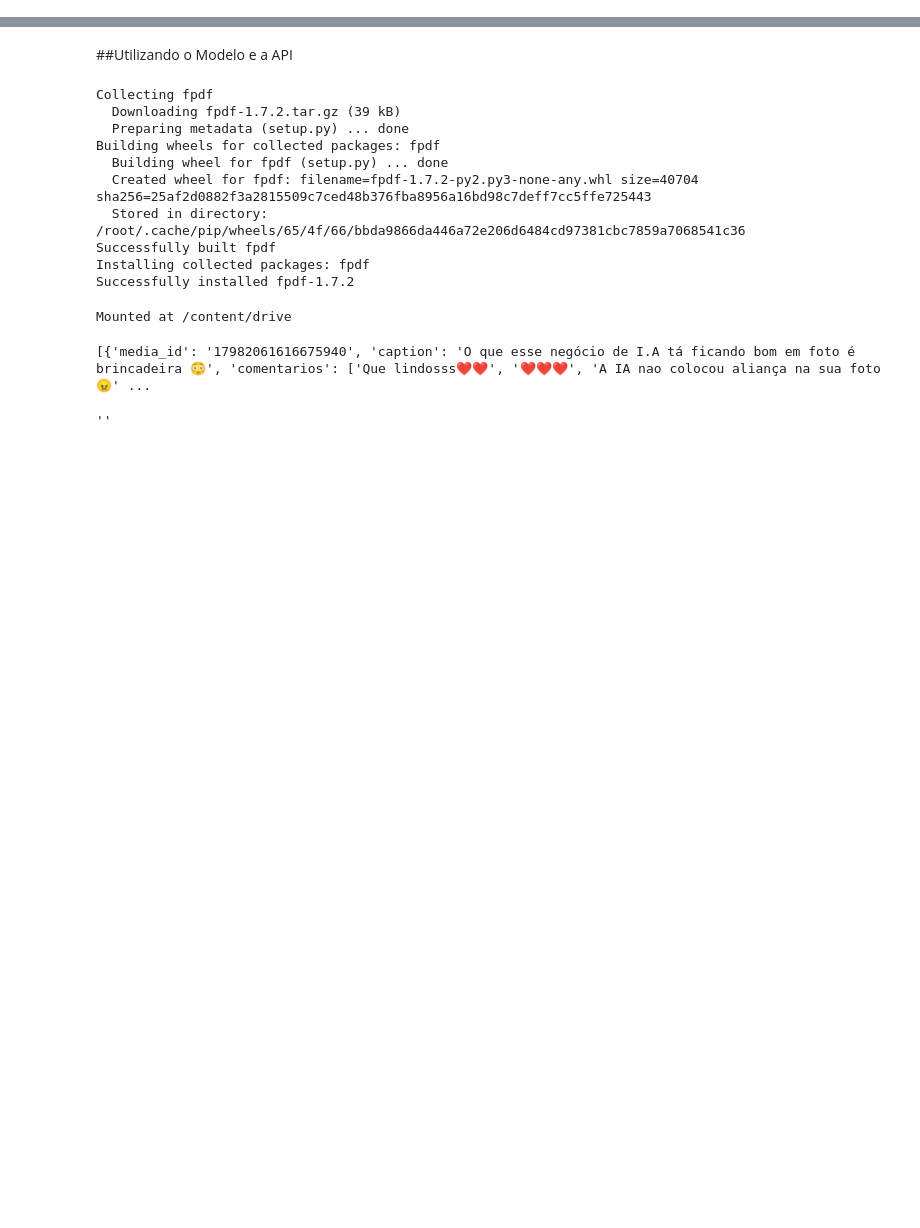
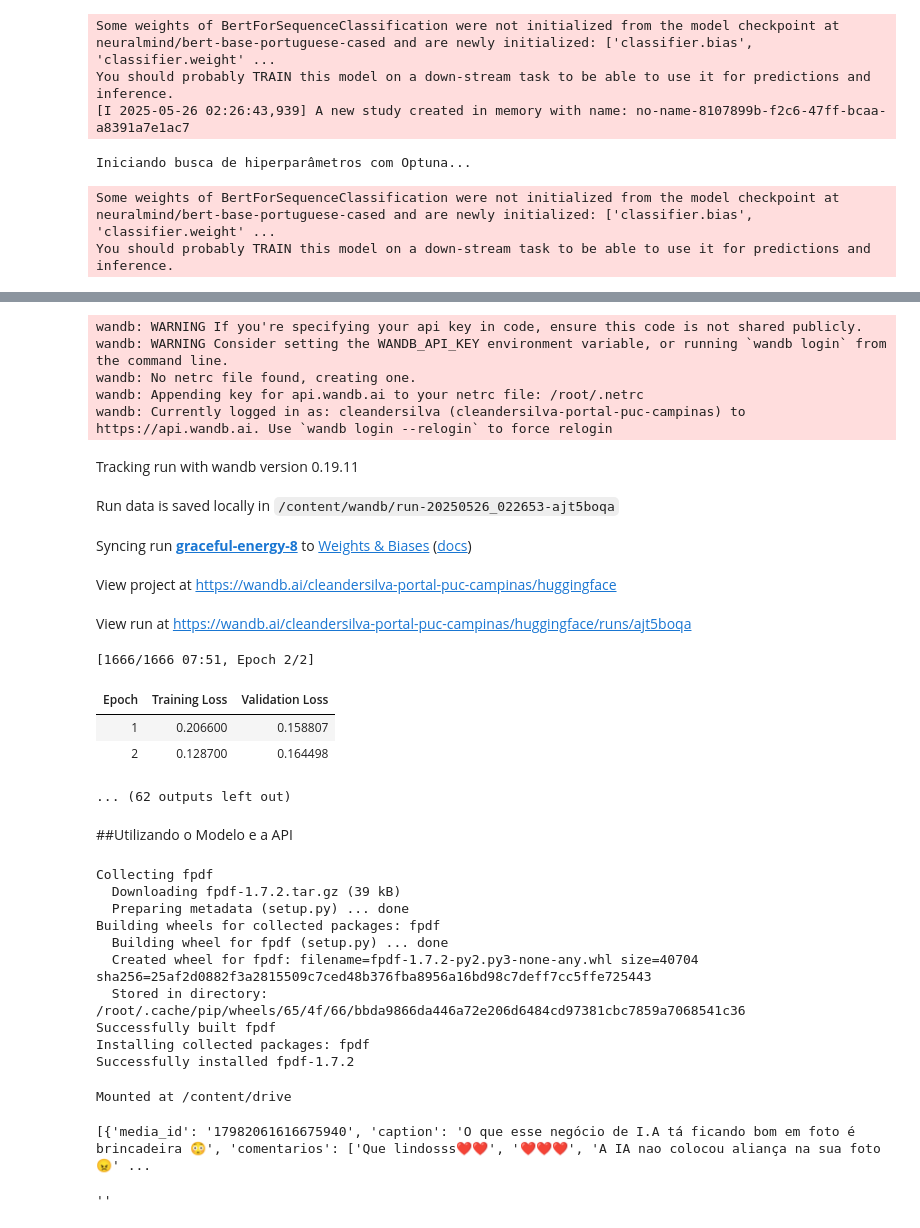
Before and after one commit to Cleander/analise-de-sentimentos, a Jupyter notebook: analise_de_sentimentos_bertimbal_pi.ipynb, the cells around one changed output, grey strips where cells are left out. Cells and saved outputs as stored; diff of their text form; code cells hidden in the pictures; blank space fills up the shorter version.

Commit message:
Adicionada a seção "Fazendo Finetunning dos Hiperparâmetros". Teste feito com sucesso, usando Optuna

```diff
--- a/analise_de_sentimentos_bertimbal_pi.ipynb
+++ b/analise_de_sentimentos_bertimbal_pi.ipynb
@@ -132,0 +209,56 @@ print(predictions)
+# %%
+from transformers import Trainer, TrainingArguments
+import optuna
+
+def model_init():
+    return BertForSequenceClassification.from_pretrained(
+        'neuralmind/bert-base-portuguese-cased',
+        num_labels=2
+    )
+
+def hp_space(trial):
+    return {
+        "learning_rate": trial.suggest_float("learning_rate", 1e-5, 5e-5, log=True),
+        "per_device_train_batch_size": trial.suggest_categorical("per_device_train_batch_size", [8, 16, 32]),
+        "num_train_epochs": trial.suggest_int("num_train_epochs", 2, 4),
+        "weight_decay": trial.suggest_float("weight_decay", 0.0, 0.3),
+        "gradient_accumulation_steps": trial.suggest_categorical("gradient_accumulation_steps", [1, 2, 4]),
+    }
+
+optuna_args = TrainingArguments(
+    output_dir="./optuna_test",
+    eval_strategy="epoch",
+    save_strategy="epoch",
+    per_device_eval_batch_size=64,
+    fp16=True,
+    save_total_limit=1,
+    load_best_model_at_end=True,
+    metric_for_best_model="eval_loss"
+)
+
+optuna_trainer = Trainer(
+    model_init=model_init,
+    args=optuna_args,
+    train_dataset=train_dataset,
+    eval_dataset=val_dataset,
+)
+
+print("Iniciando busca de hiperparâmetros com Optuna...")
+
+best_run = optuna_trainer.hyperparameter_search(
+    direction="maximize",
+    n_trials=5,  # Você pode aumentar para mais testes
+    hp_space=hp_space,
+    backend="optuna"
+)
+
+print("\nMelhores hiperparâmetros encontrados:")
+for param, value in best_run.hyperparameters.items():
+    print(f"{param}: {value}")
+# %% [output]
+Some weights of BertForSequenceClassification were not initialized from the model checkpoint at neuralmind/bert-base-portuguese-cased and are newly initialized: ['classifier.bias', 'classifier.weight' ...
+You should probably TRAIN this model on a down-stream task to be able to use it for predictions and inference.
+[I 2025-05-26 02:26:43,939] A new study created in memory with name: no-name-8107899b-f2c6-47ff-bcaa-a8391a7e1ac7
+Iniciando busca de hiperparâmetros com Optuna...
+Some weights of BertForSequenceClassification were not initialized from the model checkpoint at neuralmind/bert-base-portuguese-cased and are newly initialized: ['classifier.bias', 'classifier.weight' ...
+You should probably TRAIN this model on a down-stream task to be able to use it for predictions and inference.
@@ -133,3 +266,18 @@ print(predictions)
+wandb: WARNING If you're specifying your api key in code, ensure this code is not shared publicly.
+wandb: WARNING Consider setting the WANDB_API_KEY environment variable, or running `wandb login` from the command line.
+wandb: No netrc file found, creating one.
+wandb: Appending key for api.wandb.ai to your netrc file: /root/.netrc
+wandb: Currently logged in as: cleandersilva (cleandersilva-portal-puc-campinas) to https://api.wandb.ai. Use `wandb login --relogin` to force relogin
+Tracking run with wandb version 0.19.11
+Run data is saved locally in /content/wandb/run-20250526_022653-ajt5boqa
+Syncing run graceful-energy-8 to Weights & Biases (docs)
+View project at https://wandb.ai/cleandersilva-portal-puc-campinas/huggingface
+View run at https://wandb.ai/cleandersilva-portal-puc-campinas/huggingface/runs/ajt5boqa
+[1666/1666 07:51, Epoch 2/2]
+| Epoch | Training Loss | Validation Loss |
+| 1 | 0.206600 | 0.158807 |
+| 2 | 0.128700 | 0.164498 |
+... (62 outputs left out)
 # %% [markdown]
 ##Utilizando o Modelo e a API
 # %%
```
Also changed, not shown: parts of 10 cells of this notebook.
